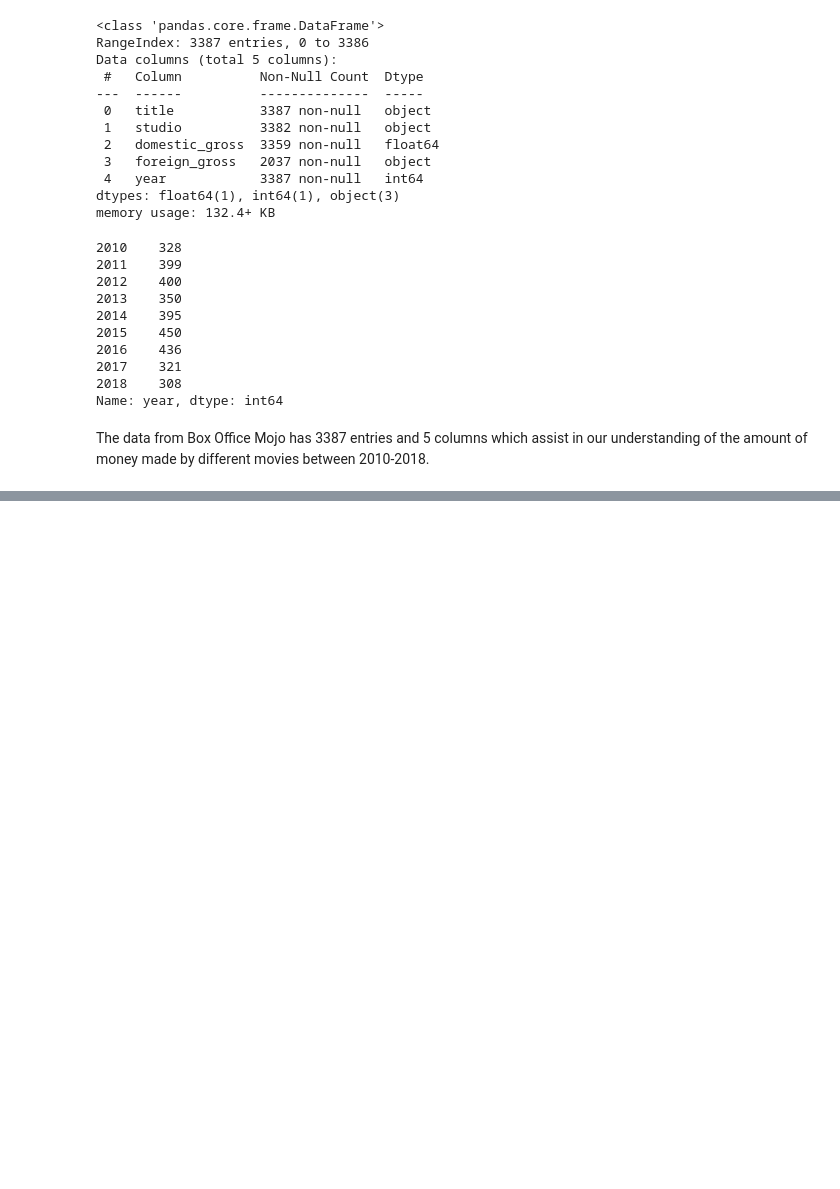
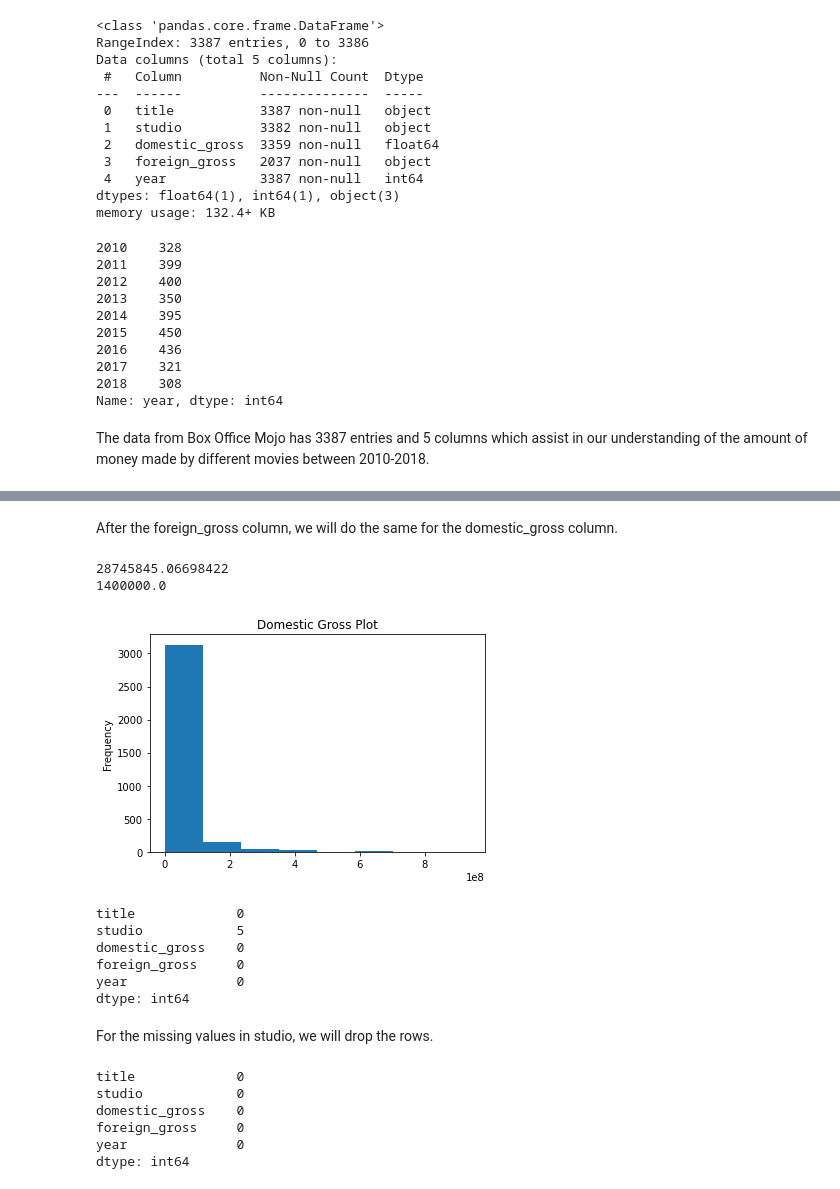
Before and after one commit to Arnoldchovu/dsc-phase-1-project-v2-4, a Jupyter notebook: student.ipynb, the cells around one changed output, grey strips where cells are left out. Drawn from its saved outputs; the diff is of its cells as text; code cells hidden in the pictures; blank space fills up the shorter version.

```diff
--- a/student.ipynb
+++ b/student.ipynb
@@ -156,0 +232,45 @@ The data from Box Office Mojo has 3387 entries and 5 columns which assist in our
+# %% [markdown]
+After the foreign_gross column, we will do the same for the domestic_gross column.
+# %%
+# Calculate the mean, median and plot the domestic_gross column
+domestic_mean = df_bom['domestic_gross'].mean()
+domestic_median = df_bom['domestic_gross'].median()
+
+print(domestic_mean)
+print(domestic_median)
+
+# Plot
+ax = df_bom['domestic_gross'].plot(kind = 'hist', bins=8)
+ax.set_title('Domestic Gross Plot');
+# %% [output]
+28745845.06698422
+1400000.0
+[figure, added]
+# %%
+# Fill the missing values with the median
+df_bom['domestic_gross'] = df_bom['domestic_gross'].fillna(median)
+
+# Confirm if the changes are made
+df_bom.isna().sum()
+# %% [output]
+title             0
+studio            5
+domestic_gross    0
+foreign_gross     0
+year              0
+dtype: int64
+# %% [markdown]
+For the missing values in studio, we will drop the rows.
+# %%
+# Drop the rows that have missing values in the studio column
+df_bom = df_bom.dropna()
+
+# Check if the changes have been made
+df_bom.isnull().sum()
+# %% [output]
+title             0
+studio            0
+domestic_gross    0
+foreign_gross     0
+year              0
+dtype: int64
```
Also changed, not shown: parts of 15 cells of this notebook.
